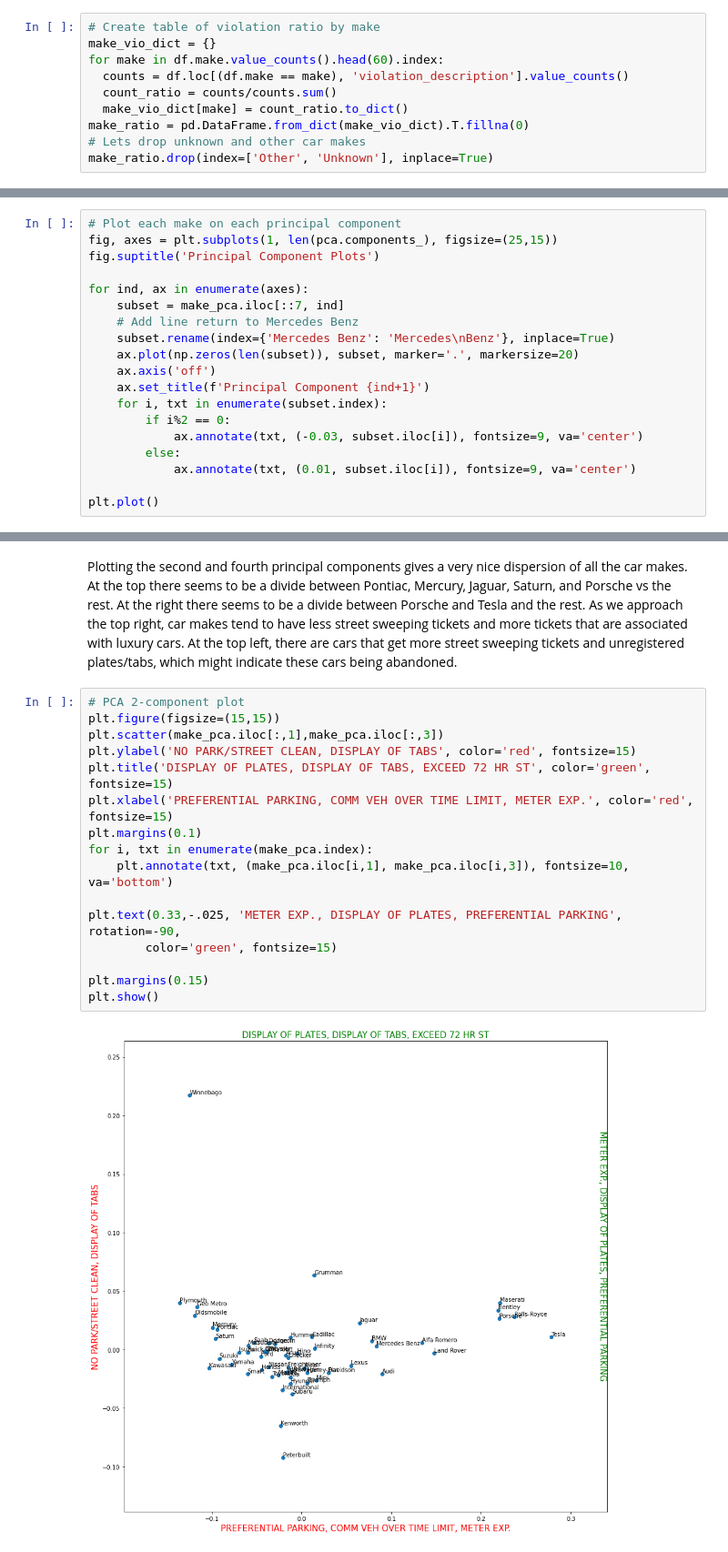
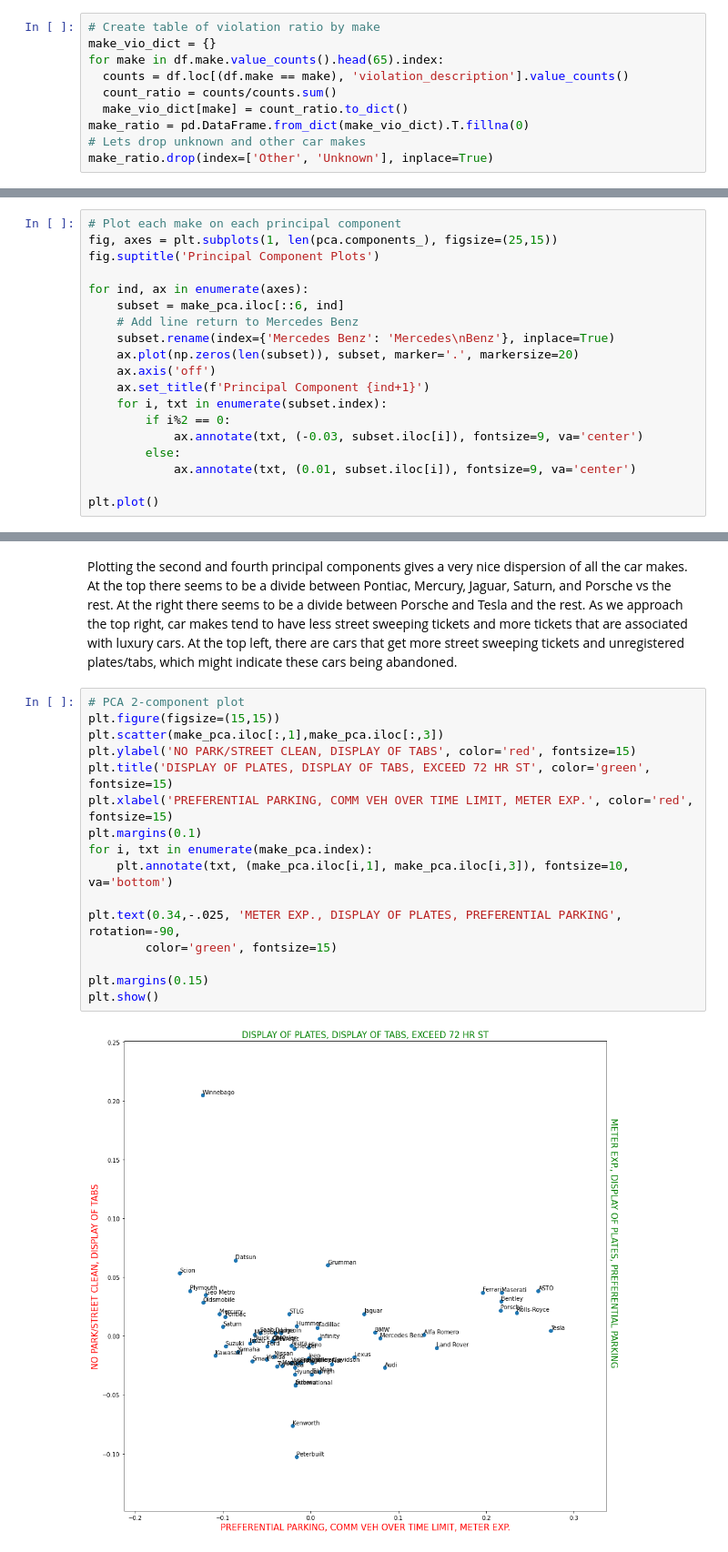
Before and after one commit to gregpawin/lucky-parking, a Jupyter notebook: notebooks/exploratory/1-gp-explore_car_make.ipynb, the cells around one changed output, grey strips where cells are left out. Shown at 91% size. Saved outputs shown, nothing was run; the diff lists cells and outputs as text.

```diff
--- a/notebooks/exploratory/1-gp-explore_car_make.ipynb
+++ b/notebooks/exploratory/1-gp-explore_car_make.ipynb
@@ -56,7 +71,7 @@ Name: make, Length: 100, dtype: int64
 # %%
 # Create table of violation ratio by make
 make_vio_dict = {}
-for make in df.make.value_counts().head(60).index:
+for make in df.make.value_counts().head(65).index:
   counts = df.loc[(df.make == make), 'violation_description'].value_counts()
   count_ratio = counts/counts.sum()
   make_vio_dict[make] = count_ratio.to_dict()
@@ -112,7 +127,7 @@ fig, axes = plt.subplots(1, len(pca.components_), figsize=(25,15))
 fig.suptitle('Principal Component Plots')
 
 for ind, ax in enumerate(axes):
-    subset = make_pca.iloc[::7, ind]
+    subset = make_pca.iloc[::6, ind]
     # Add line return to Mercedes Benz
     subset.rename(index={'Mercedes Benz': 'Mercedes\nBenz'}, inplace=True)
     ax.plot(np.zeros(len(subset)), subset, marker='.', markersize=20)
@@ -265,18 +282,18 @@ Plotting the second and fourth principal components gives a very nice dispersion
 # %%
 # PCA 2-component plot
 plt.figure(figsize=(15,15))
 plt.scatter(make_pca.iloc[:,1],make_pca.iloc[:,3])
 plt.ylabel('NO PARK/STREET CLEAN, DISPLAY OF TABS', color='red', fontsize=15)
 plt.title('DISPLAY OF PLATES, DISPLAY OF TABS, EXCEED 72 HR ST', color='green', fontsize=15)
 plt.xlabel('PREFERENTIAL PARKING, COMM VEH OVER TIME LIMIT, METER EXP.', color='red', fontsize=15)
 plt.margins(0.1)
 for i, txt in enumerate(make_pca.index):
     plt.annotate(txt, (make_pca.iloc[i,1], make_pca.iloc[i,3]), fontsize=10, va='bottom')
 
-plt.text(0.33,-.025, 'METER EXP., DISPLAY OF PLATES, PREFERENTIAL PARKING', rotation=-90,
+plt.text(0.34,-.025, 'METER EXP., DISPLAY OF PLATES, PREFERENTIAL PARKING', rotation=-90,
         color='green', fontsize=15)
 
 plt.margins(0.15)
 plt.show()
 # %% [output]
-[figure, old version]
+[figure, new version]
```
Also changed, not shown: parts of 19 cells of this notebook, 1 other file.
